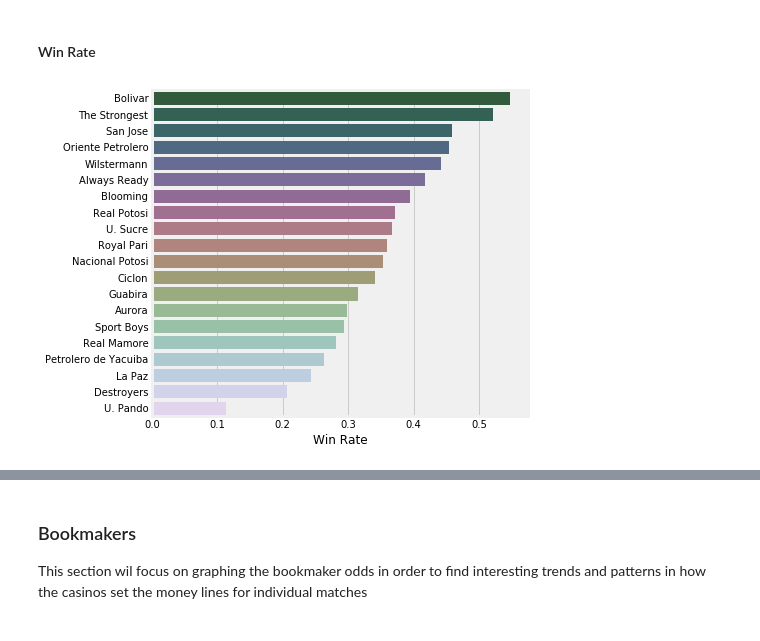
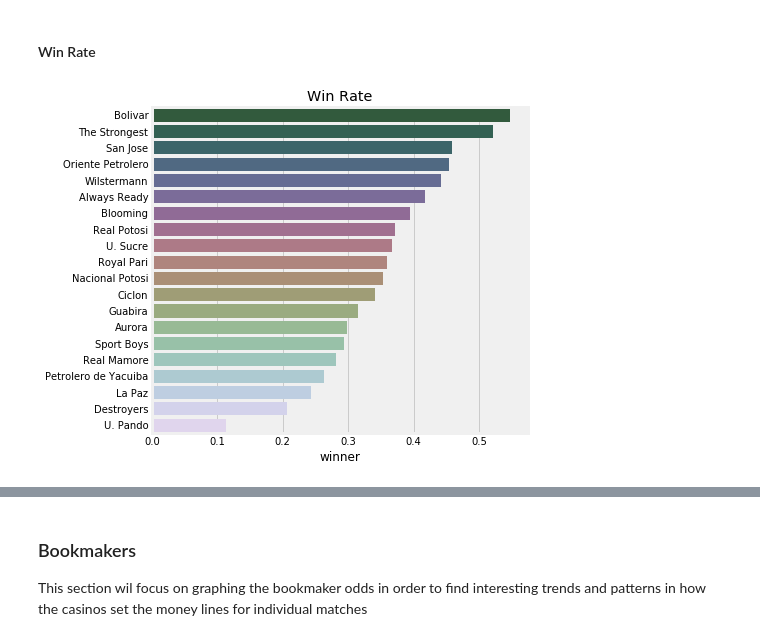
Before and after one commit to miketondu/odds_portal_project, a Jupyter notebook: notebooks/2_odds_engineering_exploration.ipynb, the cells around one changed output, grey strips where cells are left out. Drawn from its saved outputs; the diff is of its cells as text; code cells hidden in the pictures.

```diff
--- a/notebooks/2_odds_engineering_exploration.ipynb
+++ b/notebooks/2_odds_engineering_exploration.ipynb
@@ -405,24 +388,25 @@ axes[2].set_ylabel('%');
 #### Win Rate
 # %%
 # Highest win percentage
+
 # Number of games won per team
 data = odds_unique_matches.winner.value_counts()
 data.index.unique()
 data.values
 
 # Number of games played per team
 games_played=[]
 for i in data.index:
     games_played.append(len((odds_unique_matches.loc[(odds_unique_matches['home_team']==i)
                                                      | (odds_unique_matches['away_team']==i) ])))
 
 # Win rate
 data = data/games_played
 data= data[1:].sort_values(ascending=False)
 
 # Graph
 fig, axes= plt.subplots(figsize=(6,6))
 sns.barplot(y=data.index, x=data, palette=palette)
-axes.set_xlabel('Win Rate');
+axes.set_title('Win Rate');
 # %% [output]
-[figure, old version]
+[figure, new version]
```
Also changed, not shown: parts of 20 cells of this notebook.
